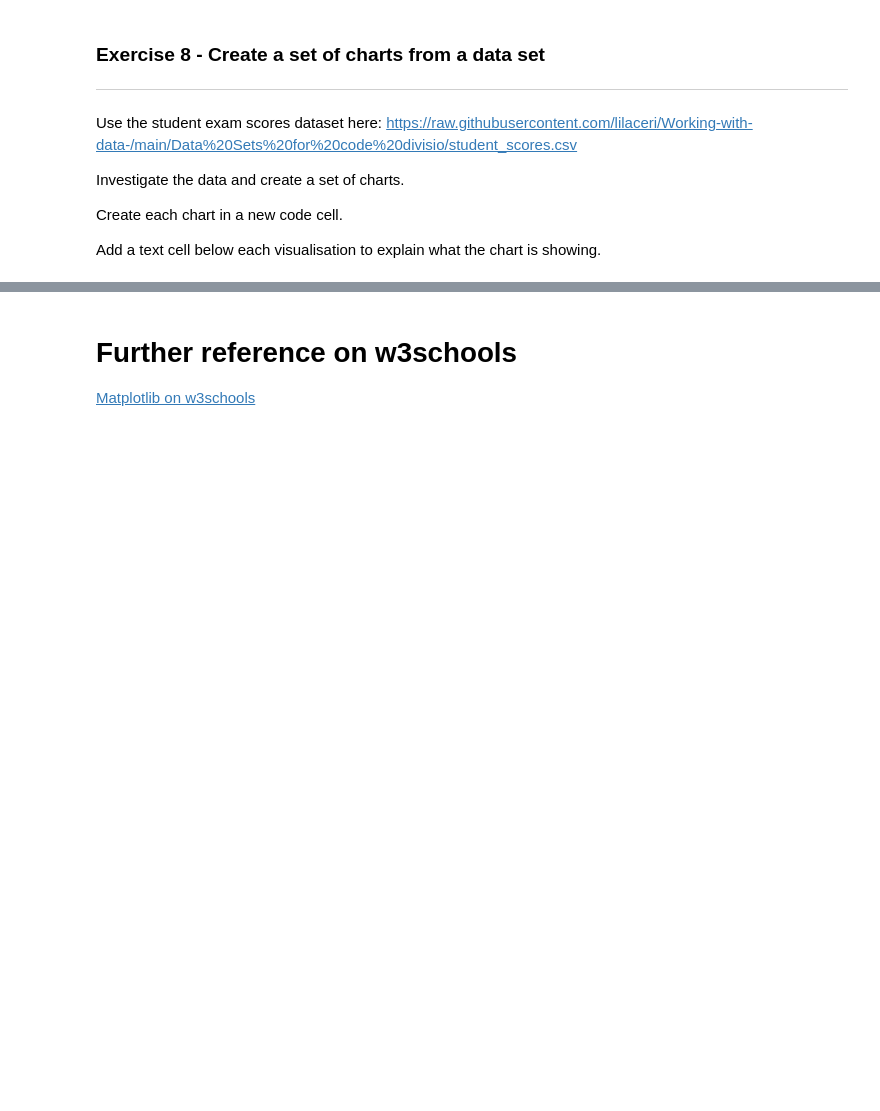
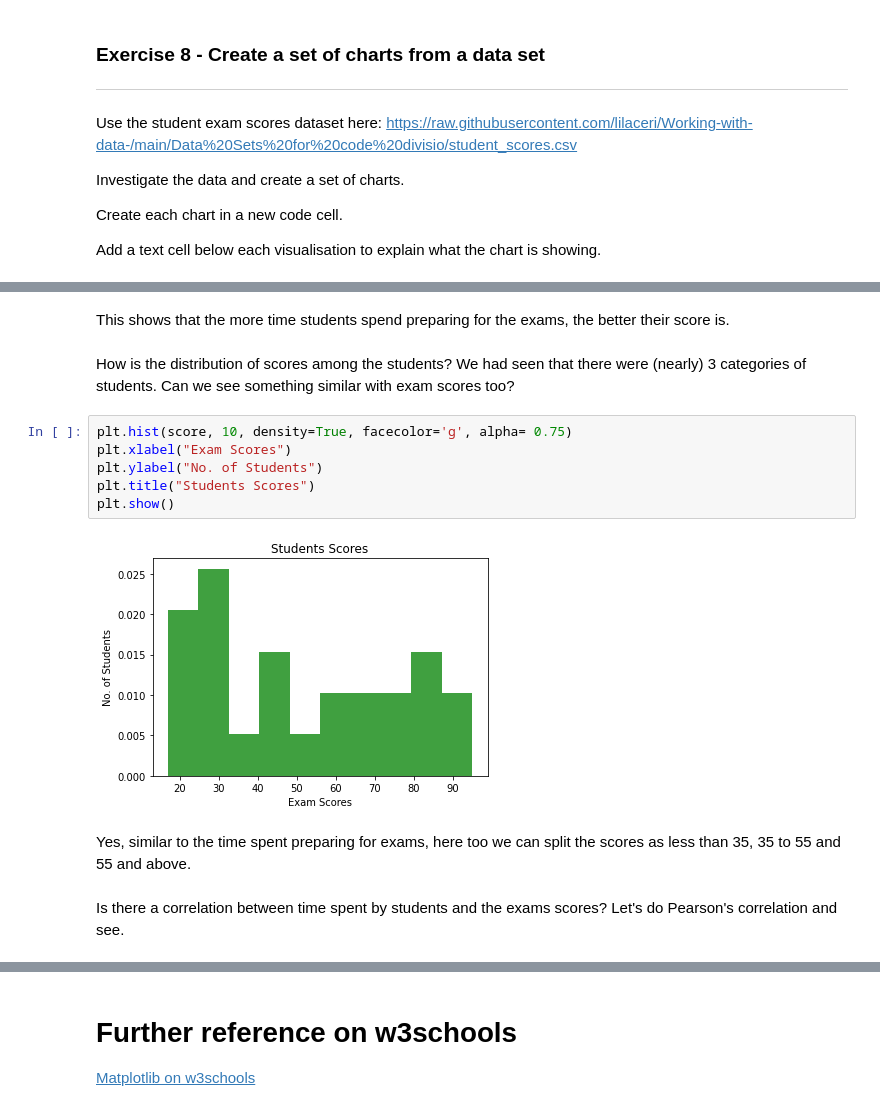
Before and after one commit to JaySanthanam/Programming-for-data, a Jupyter notebook: Worksheets/7_1_Visualisation_with_matplotlib.ipynb, the cells around one changed output, grey strips where cells are left out. Drawn from its saved outputs; the diff is of its cells as text; blank space fills up the shorter version.

```diff
--- a/Worksheets/7_1_Visualisation_with_matplotlib.ipynb
+++ b/Worksheets/7_1_Visualisation_with_matplotlib.ipynb
@@ -342,0 +395,16 @@ Add a text cell below each visualisation to explain what the chart is showing.
+# %% [markdown]
+This shows that the more time students spend preparing for the exams, the better their score is.
+# %% [markdown]
+How is the distribution of scores among the students? We had seen that there were (nearly) 3 categories of students. Can we see something similar with exam scores too?
+# %%
+plt.hist(score, 10, density=True, facecolor='g', alpha= 0.75)
+plt.xlabel("Exam Scores")
+plt.ylabel("No. of Students")
+plt.title("Students Scores")
+plt.show()
+# %% [output]
+[figure, added]
+# %% [markdown]
+Yes, similar to the time spent preparing for exams, here too we can split the scores as less than 35, 35 to 55 and 55 and above.
+# %% [markdown]
+Is there a correlation between time spent by students and the exams scores? Let's do Pearson's correlation and see.
```
Also changed, not shown: parts of 10 cells of this notebook.
